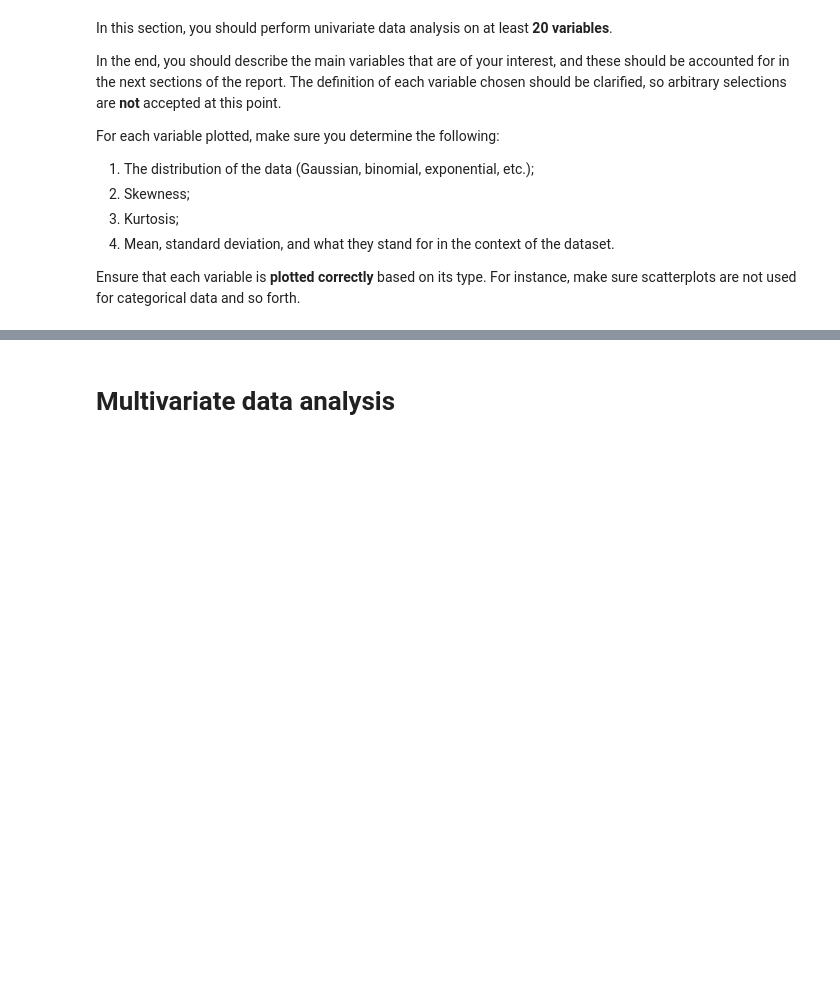
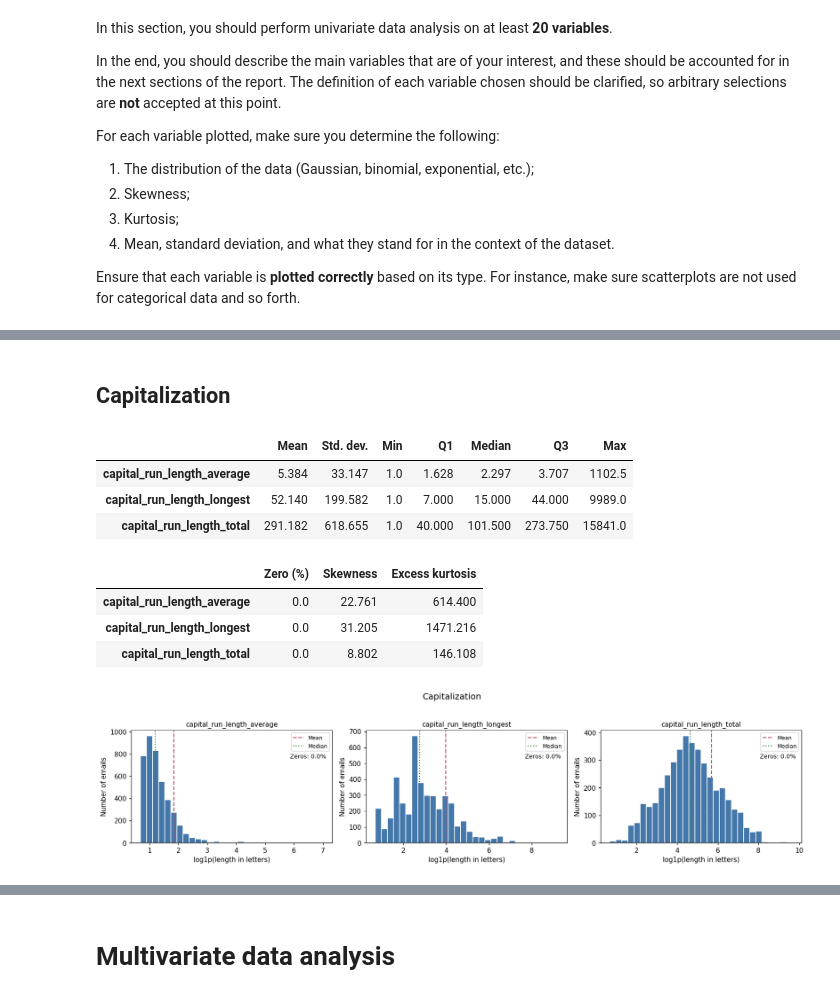
Before and after one commit to tuchanski/spambase-classification, a Jupyter notebook: main.ipynb, the cells around one changed output, grey strips where cells are left out. Cells and saved outputs as stored; diff of their text form; code cells hidden in the pictures; blank space fills up the shorter version.

```diff
--- a/main.ipynb
+++ b/main.ipynb
@@ -261,0 +437,14 @@ Ensure that each variable is **plotted correctly** based on its type. For instan
+# %% [markdown]
+## Capitalization
+# %%
+describe_univariate_group("Capitalization")
+# %% [output]
+|  | Mean | Std. dev. | Min | Q1 | Median | Q3 | Max |
+| capital_run_length_average | 5.384 | 33.147 | 1.0 | 1.628 | 2.297 | 3.707 | 1102.5 |
+| capital_run_length_longest | 52.140 | 199.582 | 1.0 | 7.000 | 15.000 | 44.000 | 9989.0 |
+| capital_run_length_total | 291.182 | 618.655 | 1.0 | 40.000 | 101.500 | 273.750 | 15841.0 |
+|  | Zero (%) | Skewness | Excess kurtosis |
+| capital_run_length_average | 0.0 | 22.761 | 614.400 |
+| capital_run_length_longest | 0.0 | 31.205 | 1471.216 |
+| capital_run_length_total | 0.0 | 8.802 | 146.108 |
+[figure, added]
```
Also changed, not shown: parts of 19 cells of this notebook.
